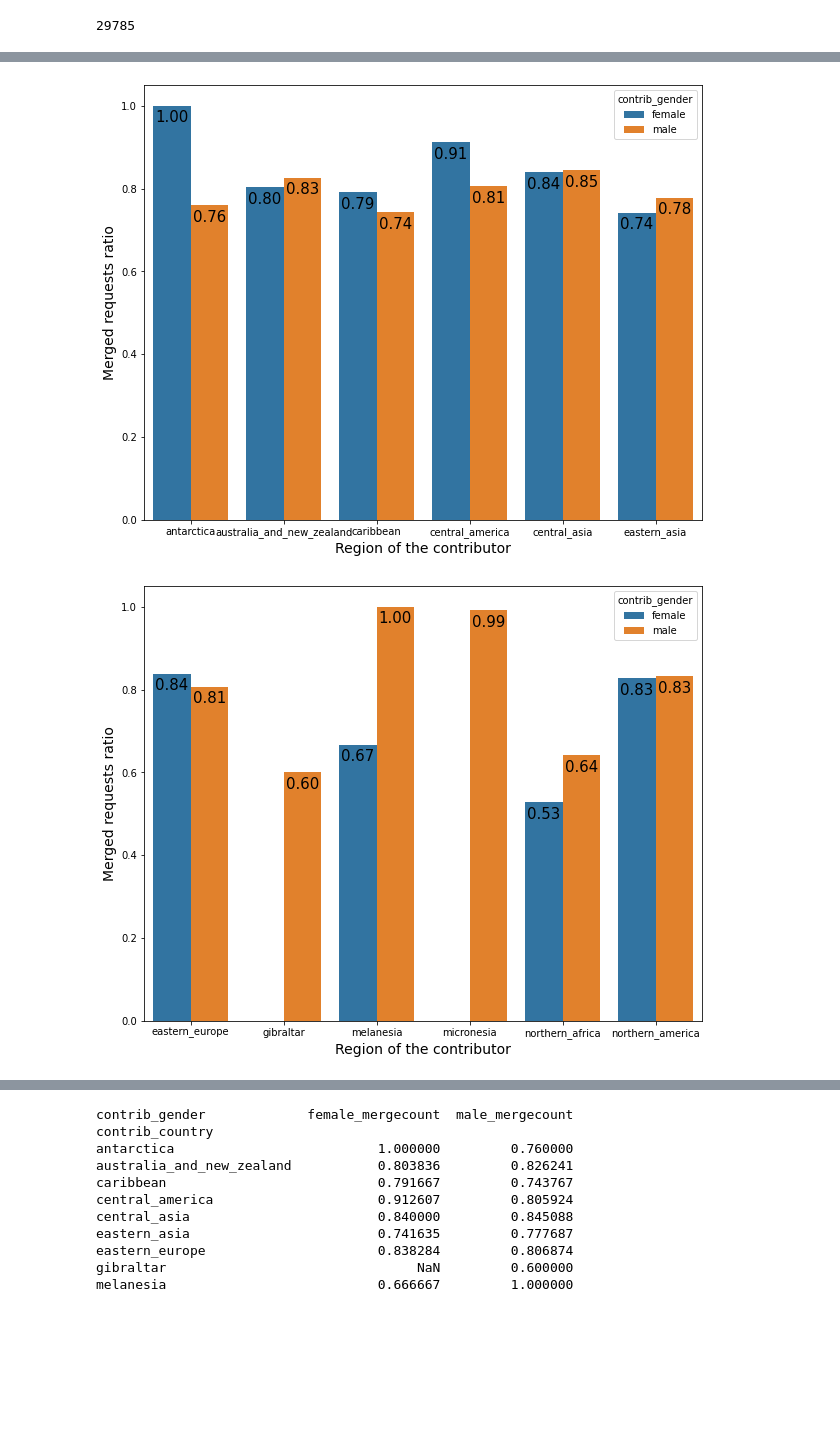
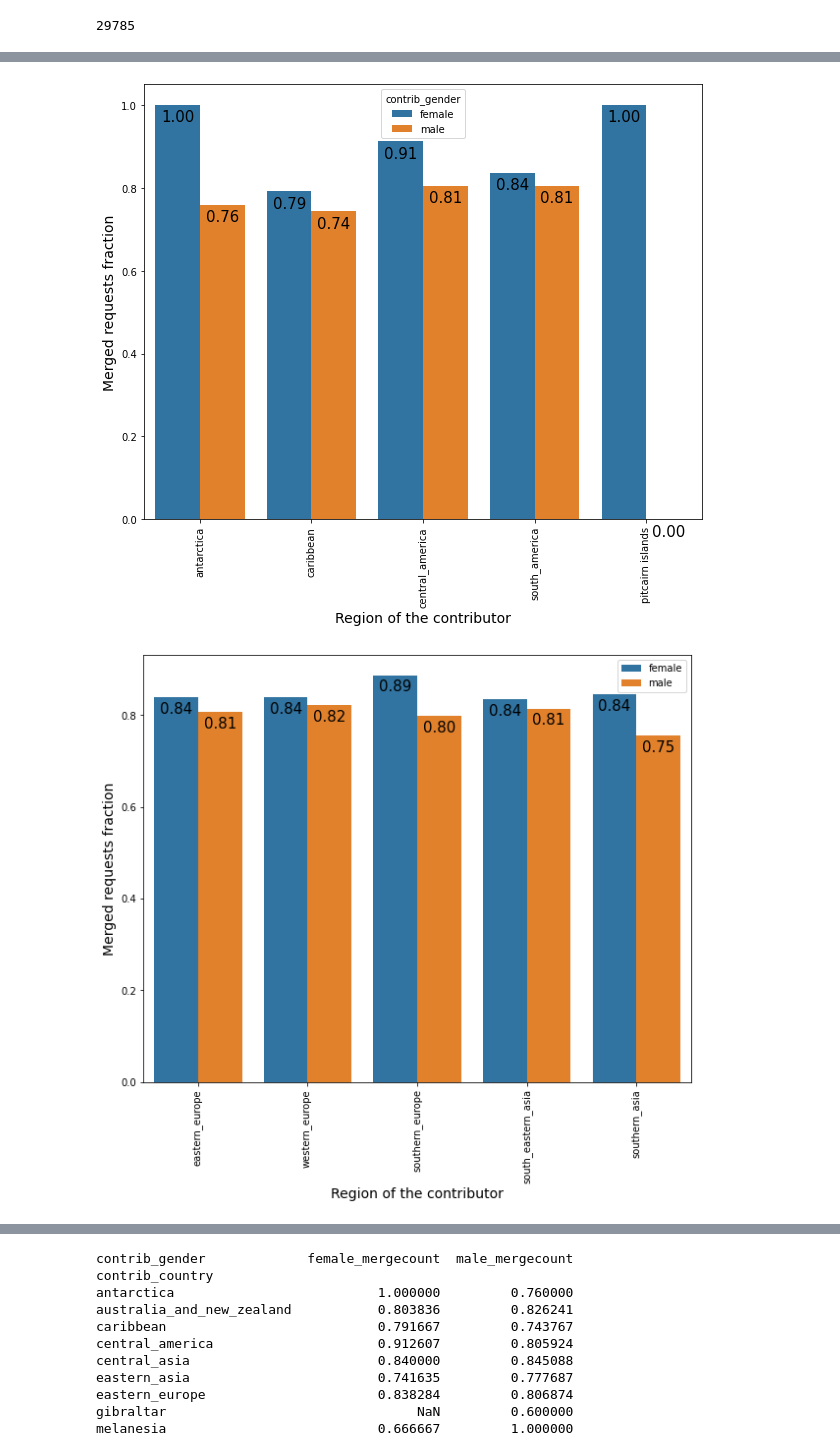
Before and after one commit to manvapatel/CS-846-Project, a Jupyter notebook: CS846-RQ1 graphs.ipynb, the cells around one changed output, grey strips where cells are left out. Saved outputs shown, nothing was run; the diff lists cells and outputs as text; code cells hidden in the pictures; blank space fills up the shorter version.

Commit message:
Changed region groups for graphs to be more meaningful

```diff
--- a/CS846-RQ1 graphs.ipynb
+++ b/CS846-RQ1 graphs.ipynb
@@ -136,7 +136,7 @@ temp['merged_or_not'].sum()
 # %%
 #To see the labels on this barplot----
 
-groupedvalues = data_subset2.groupby(['contrib_country','contrib_gender']).agg(merged_ratio=("merged_or_not",'mean'))
+groupedvalues = data_subset2.groupby(['contrib_country','contrib_gender']).agg(merged_fraction=("merged_or_not",'mean'))
 # %%
 groupedvalues=groupedvalues.reset_index()
 # %%
@@ -161,3 +161,17 @@ groupedvalues
 | 40 | western_europe | male | 0.821898 |
 # %%
 import matplotlib.pyplot as plt
+# %%
+#plot barplot for male dominated regions around asia & africa
+plt.figure(figsize=(10, 8))
+splot=sns.barplot(x="contrib_country", y="merged_fraction", hue="contrib_gender", data=groupedvalues.iloc[[8,9,10,11,18,19,35,36,37,38], :])
+plt.ylabel("Merged requests fraction", size=14)
+plt.xlabel("Region of the contributor", size=14)
+plt.xticks(rotation=90)
+for p in splot.patches:
+    splot.annotate(format(p.get_height(),'0.2f'),
+                   (p.get_x() + p.get_width() / 2., p.get_height()),
+                   ha = 'center', va = 'center',
+                   size=15,
+                   xytext = (0, -12),
+                   textcoords = 'offset points')
@@ -163,0 +180,14 @@ import matplotlib.pyplot as plt
+# %%
+#plot barplot for male dominated regions surrounding australia, melanasia, america europe
+plt.figure(figsize=(12, 8))
+splot=sns.barplot(x="contrib_country", y="merged_fraction", hue="contrib_gender", data=groupedvalues.iloc[[2,3,15,16,14,20,21,22,23,17,26], :])
+plt.ylabel("Merged requests fraction", size=14)
+plt.xlabel("Region of the contributor", size=14)
+plt.xticks(rotation=90)
+for p in splot.patches:
+    splot.annotate(format(p.get_height(),'0.2f'),
+                   (p.get_x() + p.get_width() / 2., p.get_height()),
+                   ha = 'center', va = 'center',
+                   size=15,
+                   xytext = (0, -12),
+                   textcoords = 'offset points')
@@ -164,25 +196,28 @@ import matplotlib.pyplot as plt
 # %%
-#plot barplot for regions belonging to first 11 rows of grouped_values
+#plot barplot for female dominated regions surrounding america and antarctica
 plt.figure(figsize=(10, 8))
-splot=sns.barplot(x="contrib_country", y="merged_ratio", hue="contrib_gender", data=groupedvalues.iloc[0:12, :])
-plt.ylabel("Merged requests ratio", size=14)
+splot=sns.barplot(x="contrib_country", y="merged_fraction", hue="contrib_gender", data=groupedvalues.iloc[[0,1,4,5,6,7,27,28,24,25], :])
+plt.ylabel("Merged requests fraction", size=14)
 plt.xlabel("Region of the contributor", size=14)
+plt.xticks(rotation=90)
 
 for p in splot.patches:
     splot.annotate(format(p.get_height(),'0.2f'),
                    (p.get_x() + p.get_width() / 2., p.get_height()),
                    ha = 'center', va = 'center',
                    size=15,
                    xytext = (0, -12),
                    textcoords = 'offset points')
 # %% [output]
-[figure, old version]
+[figure, new version]
 # %%
-#plot barplot for regions belonging to rows 12- 21 of grouped_values
+#plot barplot for female dominated regions belonging to asian and european regions
 plt.figure(figsize=(10, 8))
-splot=sns.barplot(x="contrib_country", y="merged_ratio", hue="contrib_gender", data=groupedvalues.iloc[12:22, :])
-plt.ylabel("Merged requests ratio", size=14)
+splot=sns.barplot(x="contrib_country", y="merged_fraction", hue="contrib_gender", data=groupedvalues.iloc[[12,13,39,40,33,34,29,30,31,32], :])
+plt.ylabel("Merged requests fraction", size=14)
 plt.xlabel("Region of the contributor", size=14)
+plt.xticks(rotation=90)
+plt.legend(loc='best')
 
 for p in splot.patches:
     splot.annotate(format(p.get_height(),'0.2f'),
@@ -192,4 +227,4 @@ for p in splot.patches:
                    xytext = (0, -12),
                    textcoords = 'offset points')
 # %% [output]
-[figure, old version]
+[figure, new version]
```
Also changed, not shown: parts of 5 cells of this notebook, 1 other file.
